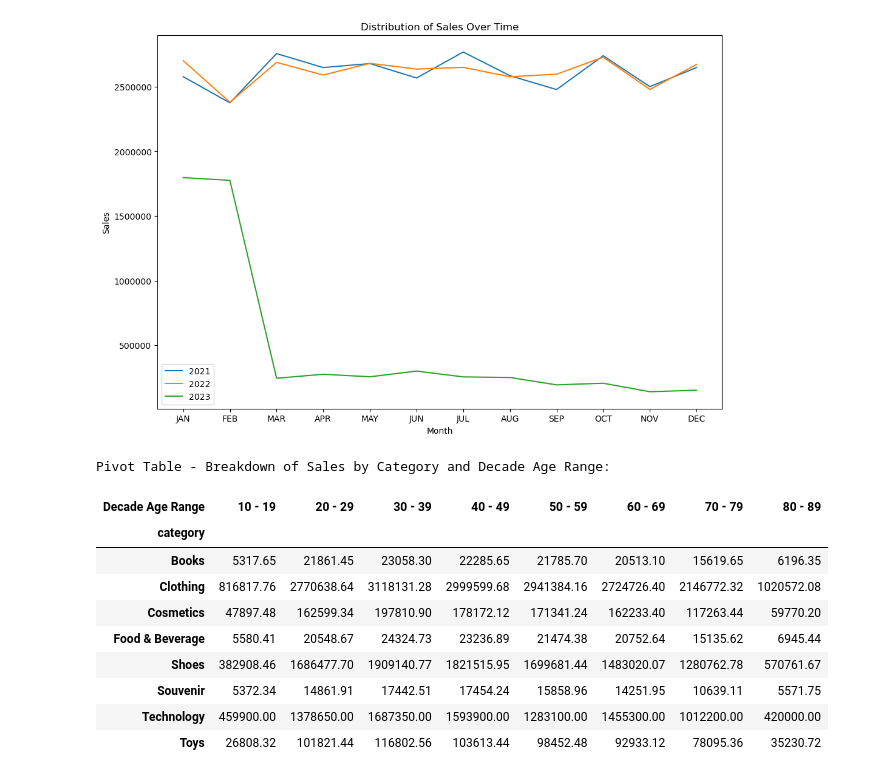
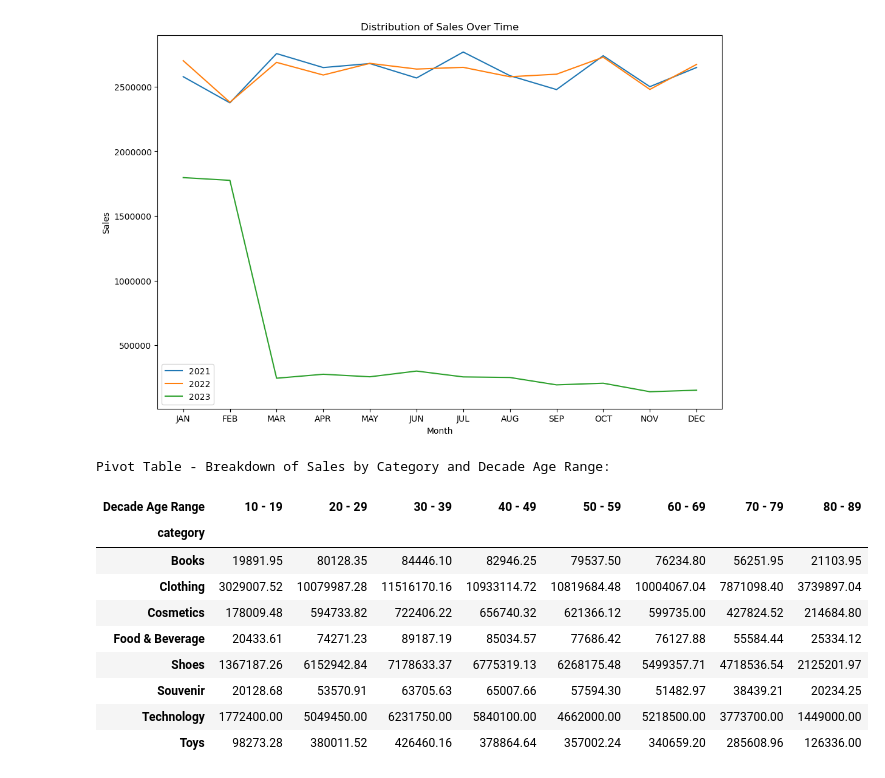
Before and after one commit to CybrNatic/ITMGT-25.03-Activities, a Jupyter notebook: sales-data.ipynb, the cells around one changed output. Cells and saved outputs as stored; diff of their text form; code cells hidden in the pictures.

Commit message:
ipa-3 and sales-data fixes

```diff
--- a/sales-data.ipynb
+++ b/sales-data.ipynb
@@ -28,7 +28,8 @@ print("Number of times used:", most_used)
 Most popular payment method: Cash
 Number of times used: 44447
 # %%
-popular_categories = invoices_df.groupby('category')['price'].sum().nlargest(3)
+invoices_df["sales"] = invoices_df["quantity"] * invoices_df["price"]
+popular_categories = invoices_df.groupby("category")["sales"].sum().nlargest(3)
 print("Three most popular categories by total sales:")
 for category, total_sales in popular_categories.items():
     print(category, ": ", total_sales)
@@ -74,21 +84,21 @@ plt.show()
 [figure]
 # %%
 merged_df['Decade Age Range'] = pd.cut(merged_df['age'], bins = range(0, 101, 10), labels = [f"{i} - {i + 9}" for i in range(0, 100, 10)])
-pivot_table = merged_df.pivot_table(index = 'category', columns = 'Decade Age Range', values = 'price', aggfunc = 'sum', dropna = True)
+pivot_table = merged_df.pivot_table(index = 'category', columns = 'Decade Age Range', values = 'sales', aggfunc = 'sum', dropna = True)
 
 pivot_table = pivot_table.loc[:, (pivot_table != 0).any()]
 
 print("Pivot Table - Breakdown of Sales by Category and Decade Age Range:")
 pivot_table
 # %% [output]
 Pivot Table - Breakdown of Sales by Category and Decade Age Range:
 | Decade Age Range | 10 - 19 | 20 - 29 | 30 - 39 | 40 - 49 | 50 - 59 | 60 - 69 | 70 - 79 | 80 - 89 |
 | category |  |  |  |  |  |  |  |  |
-| Books | 5317.65 | 21861.45 | 23058.30 | 22285.65 | 21785.70 | 20513.10 | 15619.65 | 6196.35 |
-| Clothing | 816817.76 | 2770638.64 | 3118131.28 | 2999599.68 | 2941384.16 | 2724726.40 | 2146772.32 | 1020572.08 |
-| Cosmetics | 47897.48 | 162599.34 | 197810.90 | 178172.12 | 171341.24 | 162233.40 | 117263.44 | 59770.20 |
-| Food & Beverage | 5580.41 | 20548.67 | 24324.73 | 23236.89 | 21474.38 | 20752.64 | 15135.62 | 6945.44 |
-| Shoes | 382908.46 | 1686477.70 | 1909140.77 | 1821515.95 | 1699681.44 | 1483020.07 | 1280762.78 | 570761.67 |
-| Souvenir | 5372.34 | 14861.91 | 17442.51 | 17454.24 | 15858.96 | 14251.95 | 10639.11 | 5571.75 |
-| Technology | 459900.00 | 1378650.00 | 1687350.00 | 1593900.00 | 1283100.00 | 1455300.00 | 1012200.00 | 420000.00 |
-| Toys | 26808.32 | 101821.44 | 116802.56 | 103613.44 | 98452.48 | 92933.12 | 78095.36 | 35230.72 |
+| Books | 19891.95 | 80128.35 | 84446.10 | 82946.25 | 79537.50 | 76234.80 | 56251.95 | 21103.95 |
+| Clothing | 3029007.52 | 10079987.28 | 11516170.16 | 10933114.72 | 10819684.48 | 10004067.04 | 7871098.40 | 3739897.04 |
+| Cosmetics | 178009.48 | 594733.82 | 722406.22 | 656740.32 | 621366.12 | 599735.00 | 427824.52 | 214684.80 |
+| Food & Beverage | 20433.61 | 74271.23 | 89187.19 | 85034.57 | 77686.42 | 76127.88 | 55584.44 | 25334.12 |
+| Shoes | 1367187.26 | 6152942.84 | 7178633.37 | 6775319.13 | 6268175.48 | 5499357.71 | 4718536.54 | 2125201.97 |
+| Souvenir | 20128.68 | 53570.91 | 63705.63 | 65007.66 | 57594.30 | 51482.97 | 38439.21 | 20234.25 |
+| Technology | 1772400.00 | 5049450.00 | 6231750.00 | 5840100.00 | 4662000.00 | 5218500.00 | 3773700.00 | 1449000.00 |
+| Toys | 98273.28 | 380011.52 | 426460.16 | 378864.64 | 357002.24 | 340659.20 | 285608.96 | 126336.00 |
```
Also changed, not shown: parts of 3 cells of this notebook, 1 other file.
